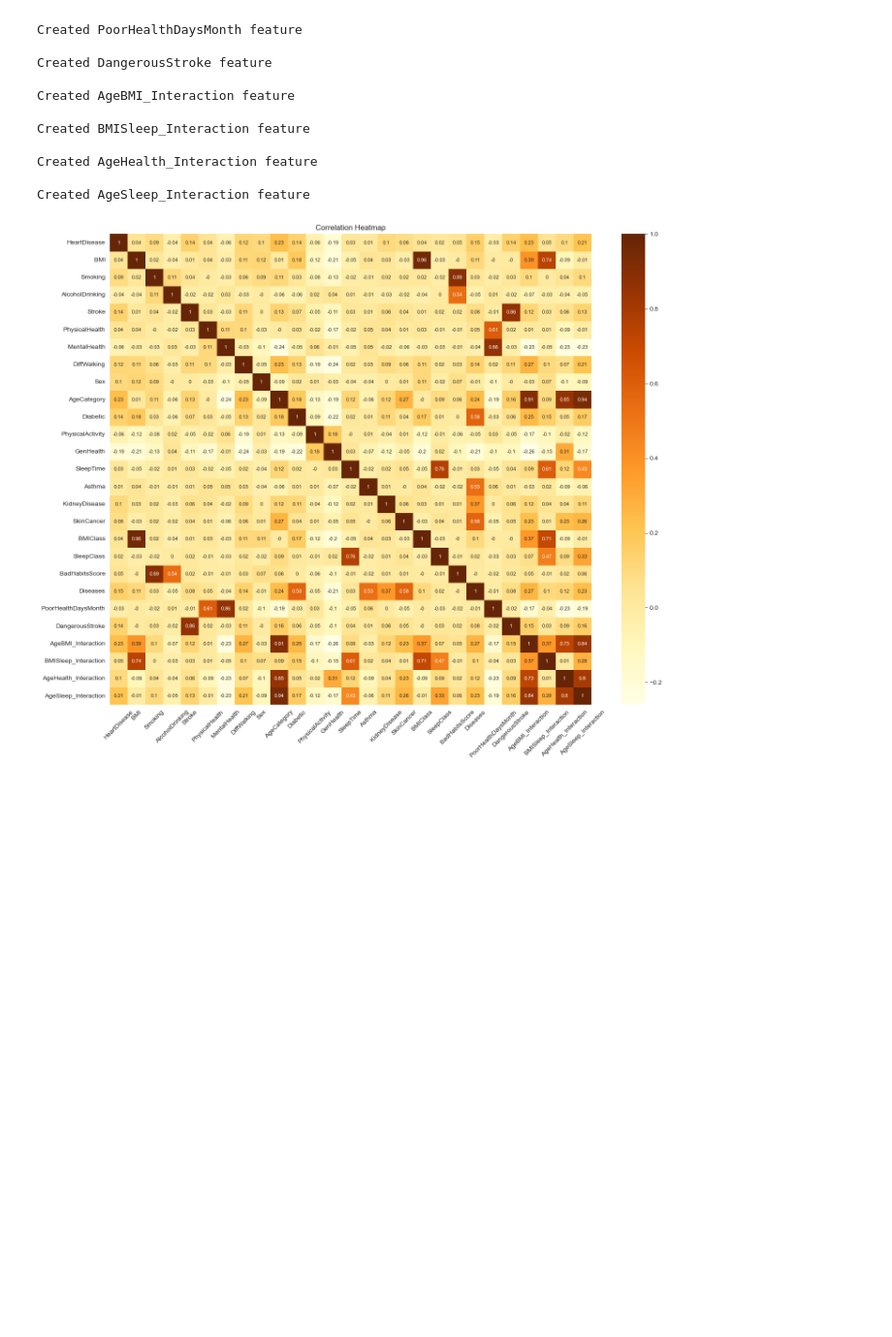
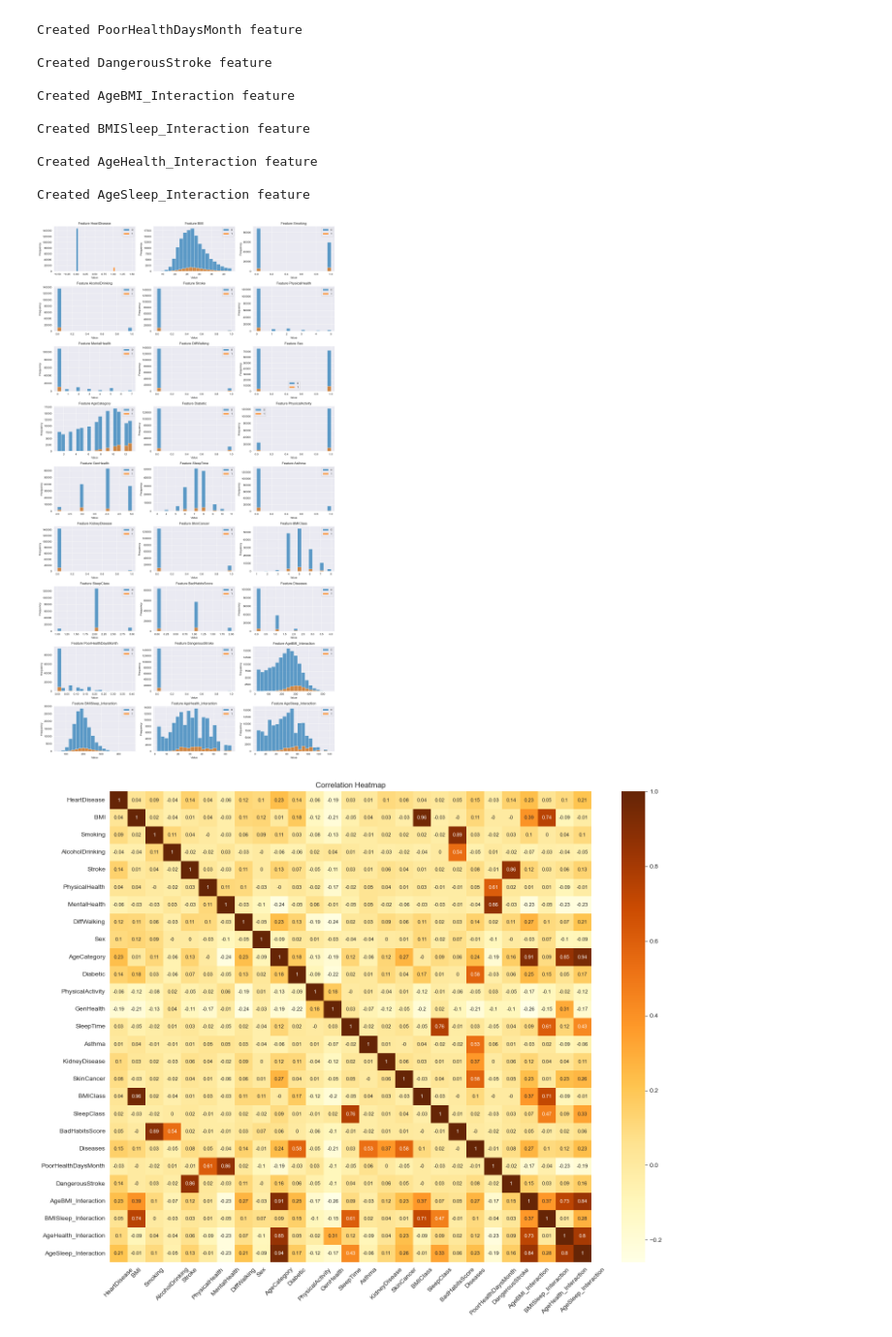
Before and after one commit to fonsi16/Data-Science-Project, a Jupyter notebook: projeto/notebooks/data_exploration_preprocessing_notebook.ipynb, the cells around one changed output. Shown at 97% size. Cells and saved outputs as stored; diff of their text form; code cells hidden in the pictures; blank space fills up the shorter version.

```diff
--- a/projeto/notebooks/data_exploration_preprocessing_notebook.ipynb
+++ b/projeto/notebooks/data_exploration_preprocessing_notebook.ipynb
@@ -246,20 +246,19 @@ class DataCleaning:
 # %%
 class DataVisualization:
 
-    def __init__(self, data_loader):
+    def __init__(self, data_loader, valid_plot_types):
         """
         Initializes the EDA class with a DataLoader object.
         """
         self.data_loader = data_loader
 
-        self.valid_plot_types = ['count', 'hist', 'correlation', 'box', 'barh']
+        self.valid_plot_types = valid_plot_types
 
-        self.feature_names = self.data_loader.data.columns.tolist()
         self.labels = self.data_loader.data['HeartDisease'].unique().tolist()
 
     def plot_all_features(self):
 
-        num_features = len(self.feature_names)
+        num_features = len(self.data_loader.data.columns.tolist())
         num_cols = 3  # Adjust the number of columns to control subplot arrangement
         num_rows = int(np.ceil(num_features / num_cols))
 
@@ -267,7 +266,7 @@ class DataVisualization:
 
         for idx, ax in enumerate(axes.flat):
             if idx < num_features:
-                ax.set_title(f'Feature {self.feature_names[idx]}', fontsize=12)
+                ax.set_title(f'Feature {self.data_loader.data.columns.tolist()[idx]}', fontsize=12)
                 ax.set_xlabel('Value', fontsize=10)
                 ax.set_ylabel('Frequency', fontsize=10)
                 ax.grid(True)
@@ -276,7 +275,7 @@ class DataVisualization:
                     # Add a plot per feature and label
                     for label in self.labels:
                         mask = np.array(self.data_loader.data['HeartDisease'] == label)
-                        ax.hist(self.data_loader.data.loc[mask, self.feature_names[idx]], bins=20, alpha=0.7, label=label)
+                        ax.hist(self.data_loader.data.loc[mask, self.data_loader.data.columns.tolist()[idx]], bins=20, alpha=0.7, label=label)
                     ax.legend()
 
         plt.tight_layout()
@@ -292,14 +291,9 @@ class DataVisualization:
 
             for feature in self.data_loader.data.columns:
                 # Create a figure with a single subplot for each feature
-                if plot_type == 'count' and feature in self.data_loader.categorical_features:
-                    fig, ax = plt.subplots(figsize=(8, 6))
-                    sns.countplot(x=feature, data=self.data_loader.data, hue=self.data_loader.data.target, ax=ax)
-                    ax.set_title(f'Countplot of {feature} by {self.data_loader.data.target}')
-                    plt.show()
                 if plot_type == 'box' and feature in self.data_loader.numerical_features:
                     fig, ax = plt.subplots(figsize=(8, 6))
-                    sns.boxplot(x='AlcoholDrinking', y=feature, data=self.data_loader.data, ax=ax, hue=self.data_loader.data.target)
+                    sns.boxplot(x=self.data_loader.data.target, y=feature, data=self.data_loader.data, ax=ax)
                     ax.set_title(f'Boxplot of {feature} by {self.data_loader.data.target}')
                     plt.show()
 
@@ -811,6 +803,6 @@ We specifically selected AlcoholDrinking as the X-axis in our plots based on ins
 During the examination of the plots, we detected outliers within the data, prompting a closer inspection of these influential data points.
 # %%
-data_visualization = DataVisualization(data_loader)
+data_visualization = DataVisualization(data_loader, ['correlation', 'box', 'barh'])
 data_visualization.plot_all_features()
 data_visualization.plots(['box'])
 # %% [output]
@@ -976,9 +999,11 @@ Created AgeHealth_Interaction feature
 
 Created AgeSleep_Interaction feature
 # %%
+data_visualization.plot_all_features()
 data_visualization.plots(['correlation'])
 # %% [output]
-[figure, old version]
+[figure, new version]
+[figure, added]
 Correlation of the features with Heart Disease:
 
 HeartDisease             1.00
```
Also changed, not shown: parts of 10 cells of this notebook, 2 other files.
